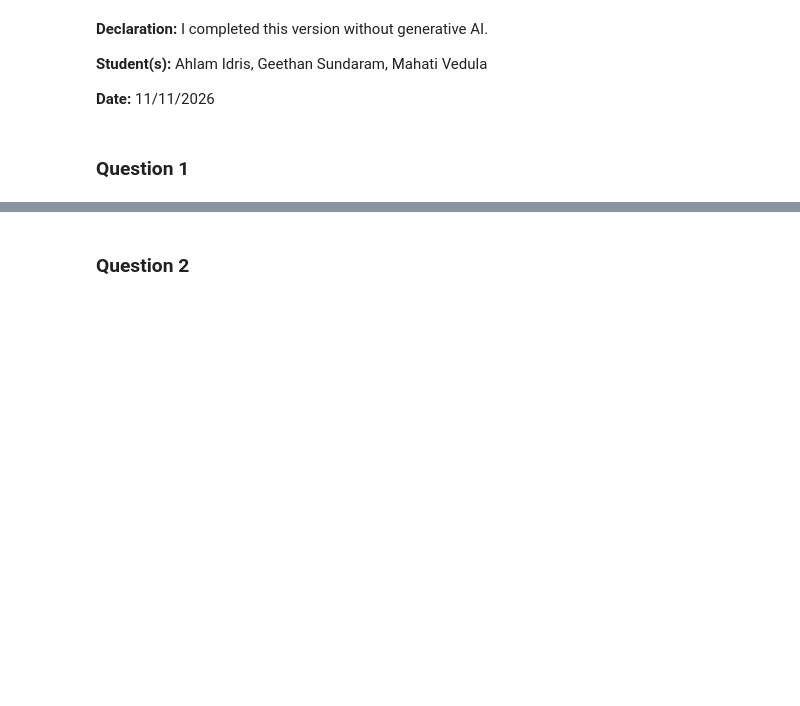
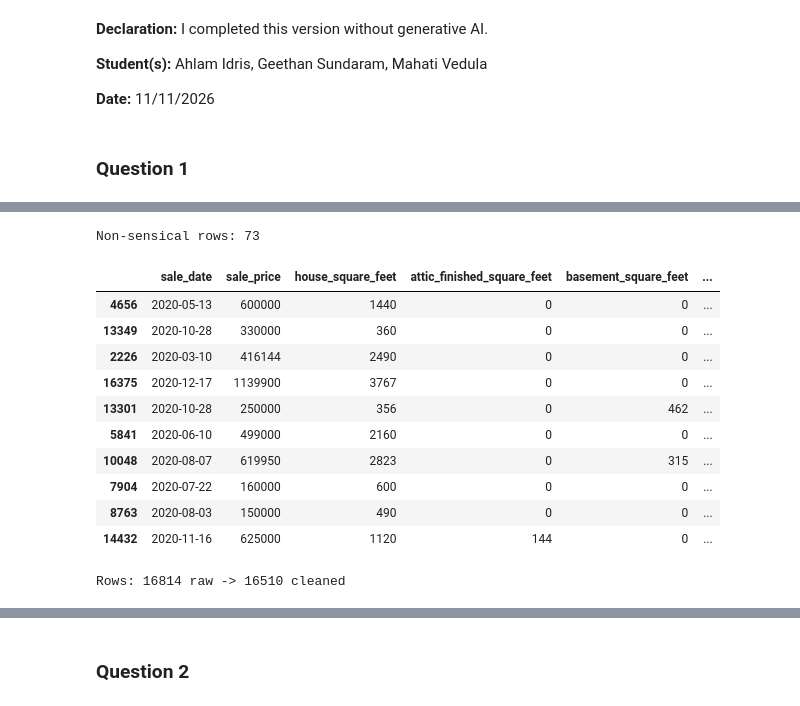
Before and after one commit to mahativedula/L02-hedonic-pricing, a Jupyter notebook: notebook.ipynb, the cells around one changed output, grey strips where cells are left out. Drawn from its saved outputs; the diff is of its cells as text; code cells hidden in the pictures; blank space fills up the shorter version.

```diff
--- a/notebook.ipynb
+++ b/notebook.ipynb
@@ -33,0 +151,48 @@ notebook before beginning Phase 2.
+# %%
+# Cleaning data based on discoveries in EDA
+clean = df.copy()
+clean = clean.drop_duplicates()
+
+# Filling in missing values
+clean['waterfront_type'] = clean['waterfront_type'].fillna('None')
+clean['view_quality'] = clean['view_quality'].fillna('None')
+
+# Dropping rows with few missing values + standardizing value labels
+clean = clean.dropna(subset=['hvac_description', 'exterior', 'interior', 'roof_cover'])
+clean['hvac_description'] = clean['hvac_description'].replace(
+    {'Floor Wall Furnace': 'Floor/Wall Furnace'})
+clean['exterior'] = clean['exterior'].replace({'Log': 'Frame Rustic Log'})
+
+clean['sewer_installed'] = clean['utility_sewer'].eq('SEWER/SEPTIC INSTALLED')
+clean = clean.drop(columns='utility_sewer')
+
+# Removing values that don't make sense
+bad = (
+    (clean['bedrooms'] == 0)
+    | (clean['bathrooms'] == 0)
+    | (clean['stories'] == 0)
+)
+print(f"Non-sensical rows: {bad.sum()}")
+display(clean[bad].sample(10, random_state=1))
+clean = clean[~bad]
+
+# Removing extreme right-skewed outliers for price per house_square_feet (as seen in earlier histogram)
+clean['price_per_sqft'] = clean['sale_price'] / clean['house_square_feet']
+low, high = clean['price_per_sqft'].quantile([0.005, 0.995])
+clean = clean[clean['price_per_sqft'].between(low, high)]
+
+print(f"Rows: {len(df)} raw -> {len(clean)} cleaned")
+# %% [output]
+Non-sensical rows: 73
+|  | sale_date | sale_price | house_square_feet | attic_finished_square_feet | basement_square_feet | ... |
+| 4656 | 2020-05-13 | 600000 | 1440 | 0 | 0 | ... |
+| 13349 | 2020-10-28 | 330000 | 360 | 0 | 0 | ... |
+| 2226 | 2020-03-10 | 416144 | 2490 | 0 | 0 | ... |
+| 16375 | 2020-12-17 | 1139900 | 3767 | 0 | 0 | ... |
+| 13301 | 2020-10-28 | 250000 | 356 | 0 | 462 | ... |
+| 5841 | 2020-06-10 | 499000 | 2160 | 0 | 0 | ... |
+| 10048 | 2020-08-07 | 619950 | 2823 | 0 | 315 | ... |
+| 7904 | 2020-07-22 | 160000 | 600 | 0 | 0 | ... |
+| 8763 | 2020-08-03 | 150000 | 490 | 0 | 0 | ... |
+| 14432 | 2020-11-16 | 625000 | 1120 | 144 | 0 | ... |
+Rows: 16814 raw -> 16510 cleaned
```
Also changed, not shown: parts of 9 cells of this notebook, 1 other file.
